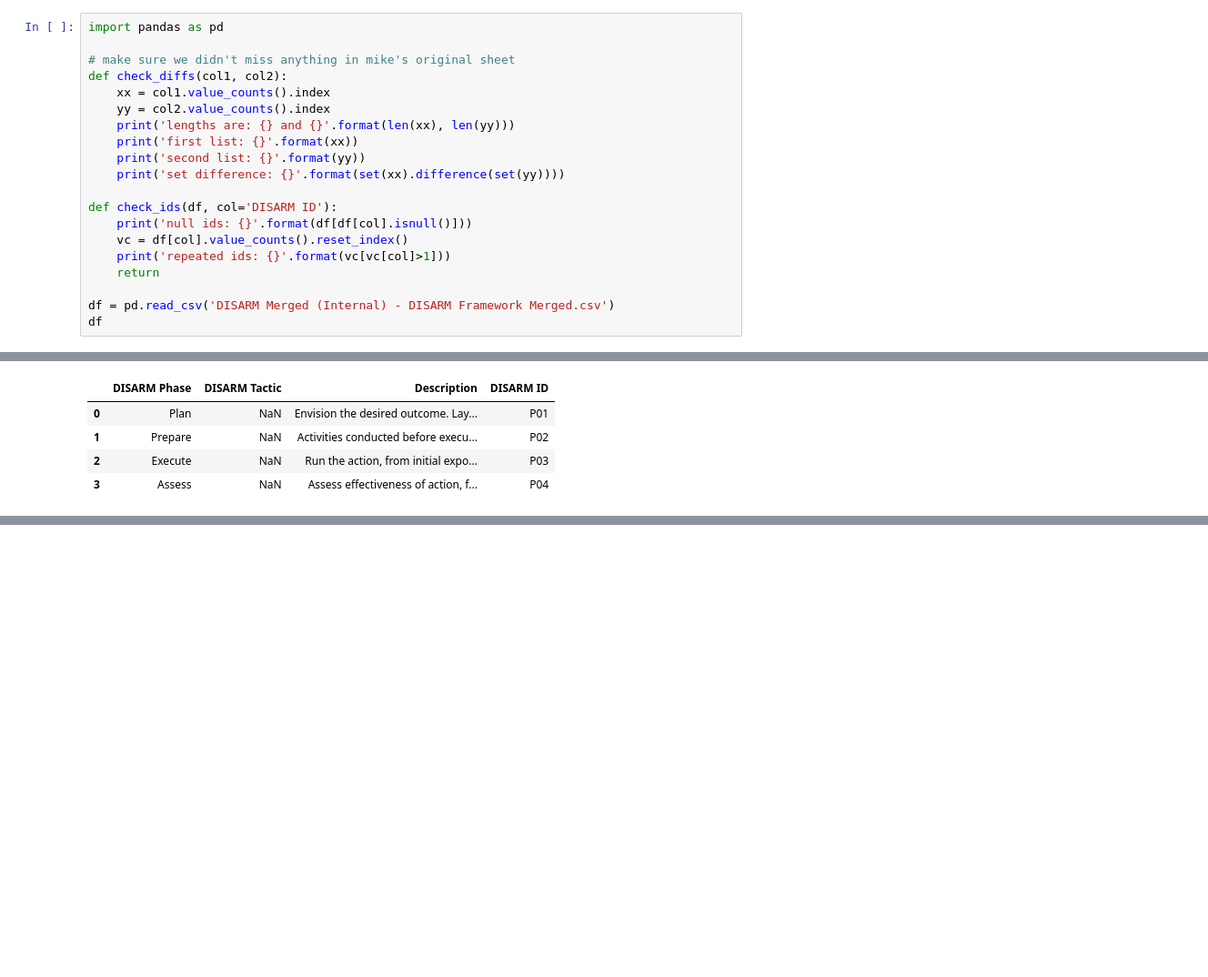
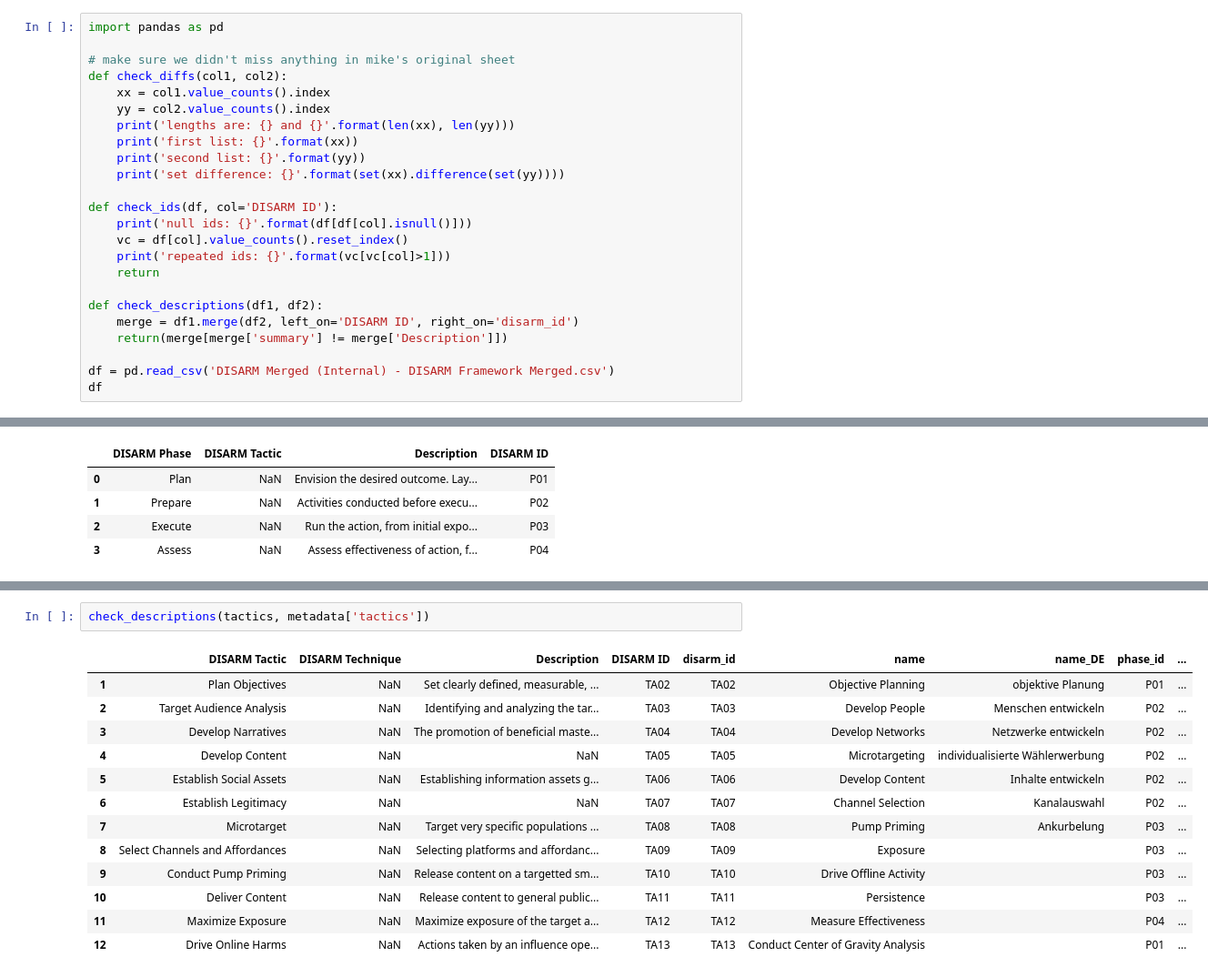
Before and after one commit to DISARMFoundation/DISARMframeworks, a Jupyter notebook: CODE/generate_csvs_for_mike.ipynb, the cells around one changed output, grey strips where cells are left out. Shown at 91% size. Cells and saved outputs as stored; diff of their text form; blank space fills up the shorter version.

```diff
--- a/CODE/generate_csvs_for_mike.ipynb
+++ b/CODE/generate_csvs_for_mike.ipynb
@@ -16,6 +18,10 @@ def check_ids(df, col='DISARM ID'):
     print('repeated ids: {}'.format(vc[vc[col]>1]))
     return
 
+def check_descriptions(df1, df2):
+    merge = df1.merge(df2, left_on='DISARM ID', right_on='disarm_id')
+    return(merge[merge['summary'] != merge['Description']])
+
 df = pd.read_csv('DISARM Merged (Internal) - DISARM Framework Merged.csv')
 df
 # %% [output]
@@ -219,4 +232,20 @@ second list: Index(['Prepare', 'Execute', 'Plan', 'Assess'], dtype='object')
 set difference: set()
+# %%
+check_descriptions(tactics, metadata['tactics'])
+# %% [output]
+|  | DISARM Tactic | DISARM Technique | Description | DISARM ID | disarm_id | name | name_DE | phase_id | ... |
+| 1 | Plan Objectives | NaN | Set clearly defined, measurable, ... | TA02 | TA02 | Objective Planning | objektive Planung | P01 | ... |
+| 2 | Target Audience Analysis | NaN | Identifying and analyzing the tar... | TA03 | TA03 | Develop People | Menschen entwickeln | P02 | ... |
+| 3 | Develop Narratives | NaN | The promotion of beneficial maste... | TA04 | TA04 | Develop Networks | Netzwerke entwickeln | P02 | ... |
+| 4 | Develop Content | NaN | NaN | TA05 | TA05 | Microtargeting | individualisierte Wählerwerbung | P02 | ... |
+| 5 | Establish Social Assets | NaN | Establishing information assets g... | TA06 | TA06 | Develop Content | Inhalte entwickeln | P02 | ... |
+| 6 | Establish Legitimacy | NaN | NaN | TA07 | TA07 | Channel Selection | Kanalauswahl | P02 | ... |
+| 7 | Microtarget | NaN | Target very specific populations ... | TA08 | TA08 | Pump Priming | Ankurbelung | P03 | ... |
+| 8 | Select Channels and Affordances | NaN | Selecting platforms and affordanc... | TA09 | TA09 | Exposure |  | P03 | ... |
+| 9 | Conduct Pump Priming | NaN | Release content on a targetted sm... | TA10 | TA10 | Drive Offline Activity |  | P03 | ... |
+| 10 | Deliver Content | NaN | Release content to general public... | TA11 | TA11 | Persistence |  | P03 | ... |
+| 11 | Maximize Exposure | NaN | Maximize exposure of the target a... | TA12 | TA12 | Measure Effectiveness |  | P04 | ... |
+| 12 | Drive Online Harms | NaN | Actions taken by an influence ope... | TA13 | TA13 | Conduct Center of Gravity Analysis |  | P01 | ... |
 # %%
 check_diffs(metadata['tactics']['name'], tactics['DISARM Tactic'])
 # %% [output]
```
Also changed, not shown: parts of 11 cells of this notebook, 3 other files.
